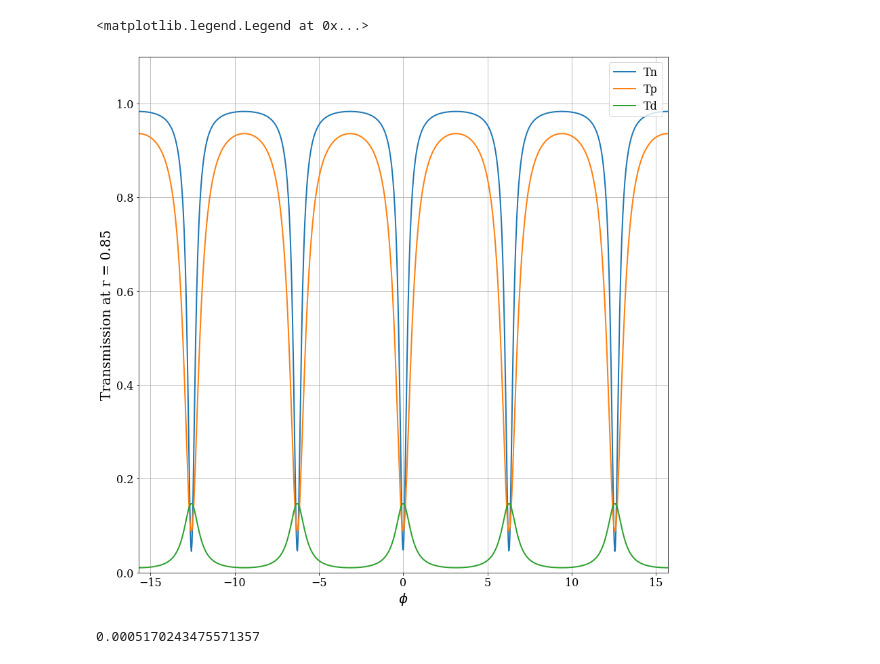
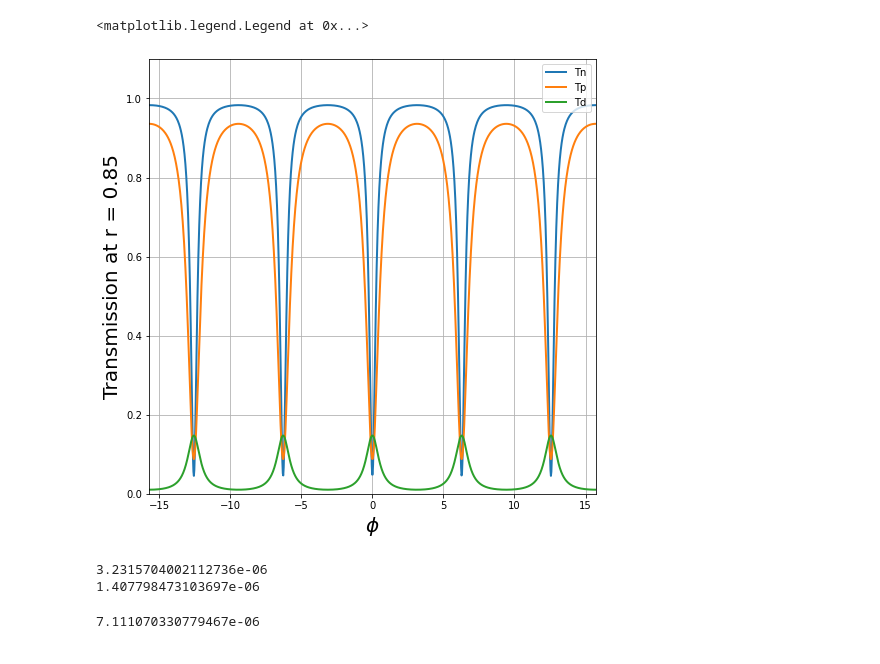
Before and after one commit to moisesoliveira08/Ring-Resonator, a Jupyter notebook: ring_resonator.ipynb, the cells around one changed output. Saved outputs shown, nothing was run; the diff lists cells and outputs as text; code cells hidden in the pictures.

```diff
--- a/ring_resonator.ipynb
+++ b/ring_resonator.ipynb
@@ -63,34 +63,47 @@ for i in range(0, len(a)):
 # %%
-figure3 = plt.figure(figsize=(14, 14))
+figure3 = plt.figure(figsize=(8, 8))
 r1= 0.9
 r2 = 0.9
 r = 0.9
 a = 0.85
 phi = np.linspace(-5*np.pi,5*np.pi, 1000)
 
 T_n = (a**2 - 2*r*a*np.cos(phi) + (r)**2)/(1 - 2*a*r*np.cos(phi) + (r*a)**2)
 T_p = ((r*a)**2 - 2*r**2*a*np.cos(phi) + r**2)/(1 - 2*r**2*a*np.cos(phi)+(r*a)**2)
 T_d = (1-r**2)*(1-r**2)*a/(1 - 2*r**2*a*np.cos(phi)+(r*a)**2)
 plt.plot(phi, T_n, label= 'Tn', linewidth = 2)
 plt.plot(phi, T_p, label= 'Tp', linewidth = 2)
 plt.plot(phi, T_d, label= 'Td', linewidth = 2)
 plt.grid(True)
 plt.xlim([-5*np.pi,5*np.pi])
 plt.ylim([0, 1.1])
 plt.ylabel('Transmission at r = 0.85', size = '20')
 plt.xlabel('$\phi$', size = 20)
 plt.legend(loc='upper right')
 # %% [output]
 <matplotlib.legend.Legend at 0x...>
-[figure, old version]
+[figure, new version]
 # %%
 c = 299792458
 lambd = 1550e-9
 ng = 4.622
 FSR = 25.6e-9
-FWHM = c/(100e9)
+FWHM = lambd**2*(100e9)/c
 L = lambd**2/(ng*FSR)
 Q = lambd/FWHM
-Q
+radius = L/(2*np.pi)
+delta_n = 1.98577 - 1.876785
+T11 = np.sqrt(((ng*L*np.pi)/(2*Q*lambd))**2 + 1) - (ng*L*np.pi)/(2*Q*lambd)
+T12 = np.sqrt(1-T11**2)
+Lc = lambd/(np.pi*delta_n)*np.arcsin(T12)
+print(radius)
+print(Lc)
 # %% [output]
-0.0005170243475571357
+3.2315704002112736e-06
+1.407798473103697e-06
+# %%
+beta_0 = 2*np.pi/lambd*1.98577
+beta_1 = 2*np.pi/lambd*1.876785
+np.pi/(beta_0-beta_1)
+# %% [output]
+7.111070330779467e-06
```
Also changed, not shown: parts of 3 cells of this notebook.
